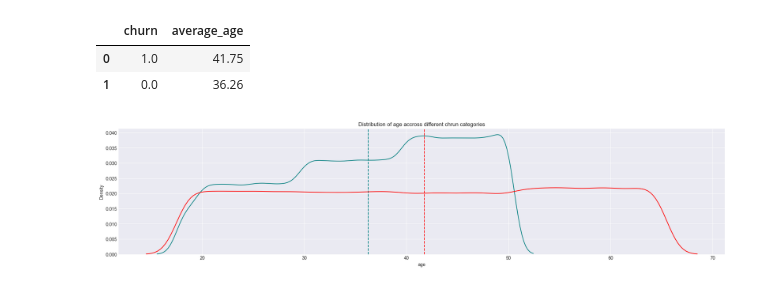
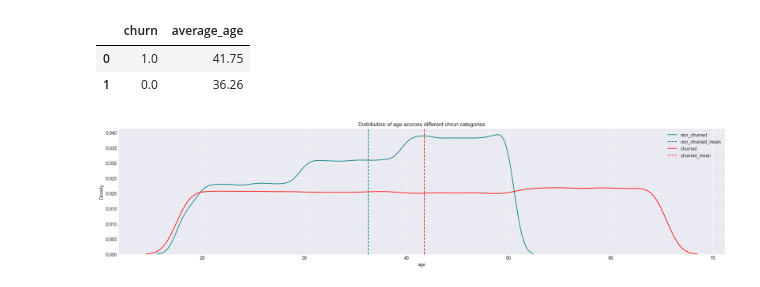
Before and after one commit to IamRaNo/Analytics-Project-Repository, a Jupyter notebook: customer_churn_factors/churn_data_analysation.ipynb, the cells around one changed output. Saved outputs shown, nothing was run; the diff lists cells and outputs as text; code cells hidden in the pictures.

Commit message:
churn data analysis part 4

```diff
--- a/customer_churn_factors/churn_data_analysation.ipynb
+++ b/customer_churn_factors/churn_data_analysation.ipynb
@@ -228,13 +228,13 @@ query = '''
 churned_age = sql(query=query)
 # %%
 plt.figure(figsize=(24,5))
-sns.kdeplot(x='age',data = non_churned_age,color='teal')
-plt.axvline(np.mean(non_churned_age),linestyle = '--',color = 'teal')
-sns.kdeplot(x='age',data = churned_age,color='red')
-plt.axvline(np.mean(churned_age),linestyle = '--',color = 'red')
+sns.kdeplot(x='age',data = non_churned_age,color='teal',label='non_churned')
+plt.axvline(np.mean(non_churned_age),linestyle = '--',color = 'teal',label = 'non_churned_mean')
+sns.kdeplot(x='age',data = churned_age,color='red',label='churned')
+plt.axvline(np.mean(churned_age),linestyle = '--',color = 'red',label ='churned_mean')
 plt.grid(alpha = 1)
 plt.title('Distribution of age accross different chrun categories')
 plt.legend(fontsize = 10)
 plt.show()
 # %% [output]
-[figure, old version]
+[figure, new version]
```
Also changed, not shown: parts of 16 cells of this notebook.
